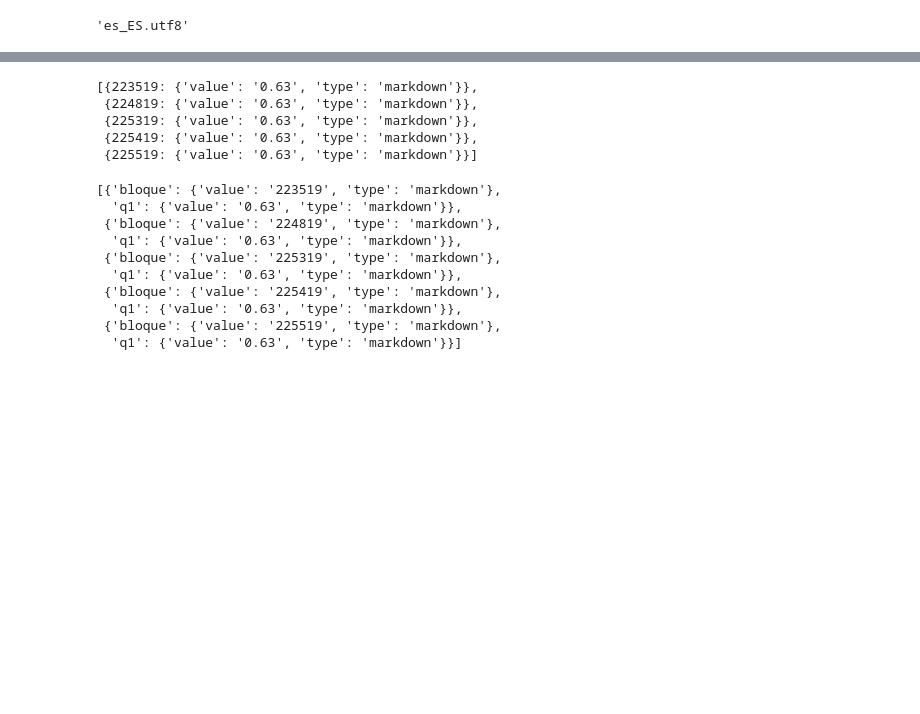
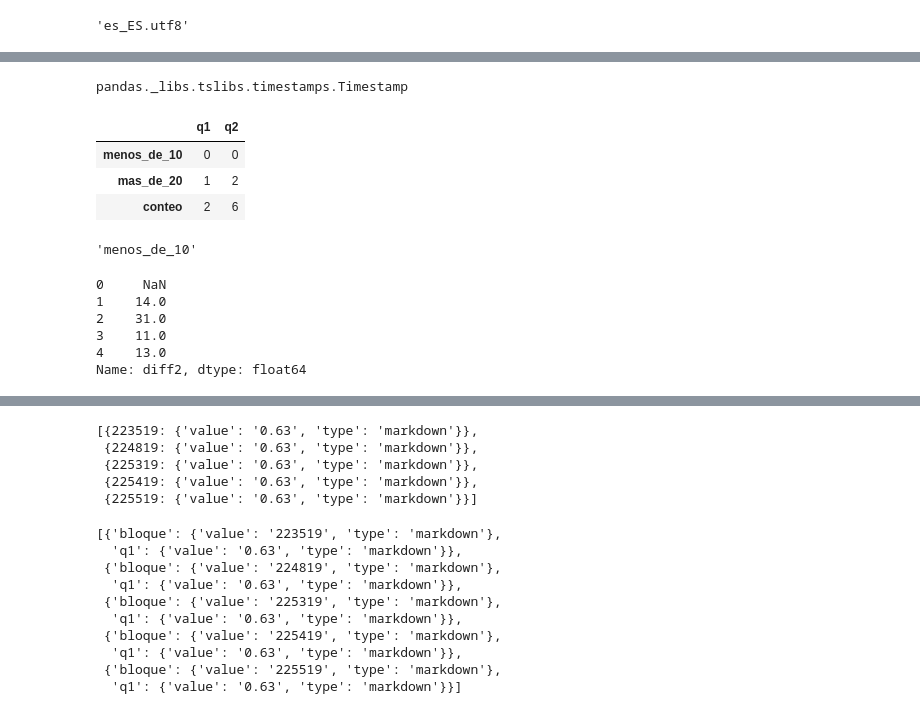
Before and after one commit to sergio-gonzalez-guapa/guapa_seguimiento_nutricion, a Jupyter notebook: process_data.ipynb, the cells around one changed output, grey strips where cells are left out. Cells and saved outputs as stored; diff of their text form; code cells hidden in the pictures; blank space fills up the shorter version.

```diff
--- a/process_data.ipynb
+++ b/process_data.ipynb
@@ -23,0 +23,4 @@ Index(['Unnamed: 0', 'bloque', 'porc diff menos de 10 q1',
+# %%
+type(fsiembra)
+# %% [output]
+pandas._libs.tslibs.timestamps.Timestamp
@@ -23,0 +29,24 @@ Index(['Unnamed: 0', 'bloque', 'porc diff menos de 10 q1',
+# %%
+columnas = [x for x in df.columns if x.startswith("abs")]
+bloque_seleccionado = df.query("bloque==210719")[columnas]
+# %%
+def crear_df_trimestral_transpuesto (df,trimestre):
+    trim = str(trimestre)
+    columnas = [x for x in df.columns if "q"+trim in x]
+    df_trim = df[columnas]
+    df_trim.columns = [x[4:-3] for x in df_trim.columns]
+    df_trim= df_trim.transpose()
+    df_trim.columns=["q"+trim]
+    return df_trim
+# %%
+df_q1 = crear_df_trimestral_transpuesto(bloque_seleccionado,1)
+df_q2 = crear_df_trimestral_transpuesto(bloque_seleccionado,2)
+df_q3 = crear_df_trimestral_transpuesto(bloque_seleccionado,3)
+df_q4 = crear_df_trimestral_transpuesto(bloque_seleccionado,4)
+# %%
+df_q1.merge(df_q2,left_index=True,right_index=True)
+# %% [output]
+|  | q1 | q2 |
+| menos_de_10 | 0 | 0 |
+| mas_de_20 | 1 | 2 |
+| conteo | 2 | 6 |
@@ -23,0 +55,4 @@ Index(['Unnamed: 0', 'bloque', 'porc diff menos de 10 q1',
+# %%
+df_q1.columns[0][4:-3]
+# %% [output]
+'menos_de_10'
@@ -23,0 +63,9 @@ Index(['Unnamed: 0', 'bloque', 'porc diff menos de 10 q1',
+# %%
+df["diff2"].head()
+# %% [output]
+0     NaN
+1    14.0
+2    31.0
+3    11.0
+4    13.0
+Name: diff2, dtype: float64
```
Also changed, not shown: parts of 10 cells of this notebook, 3 other files.
